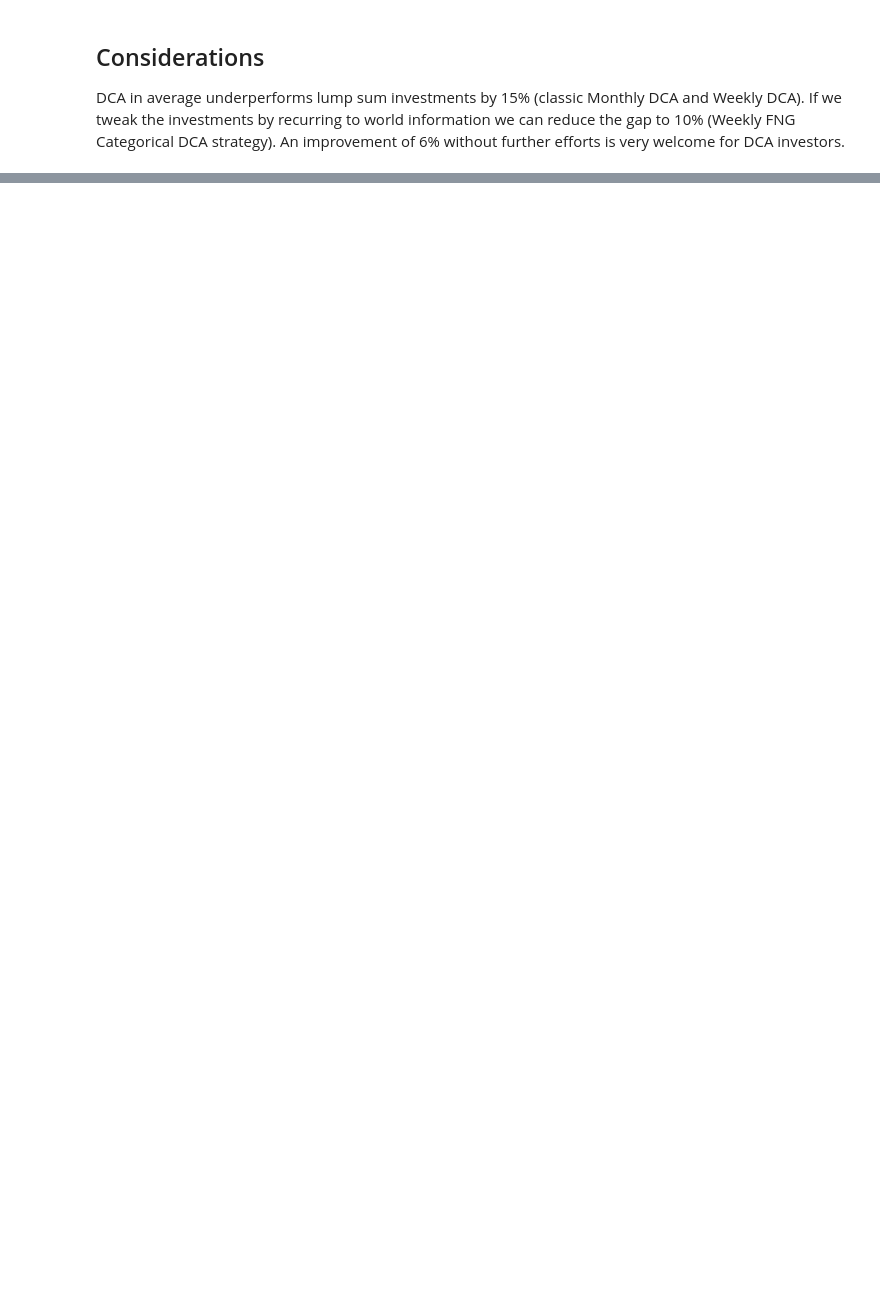
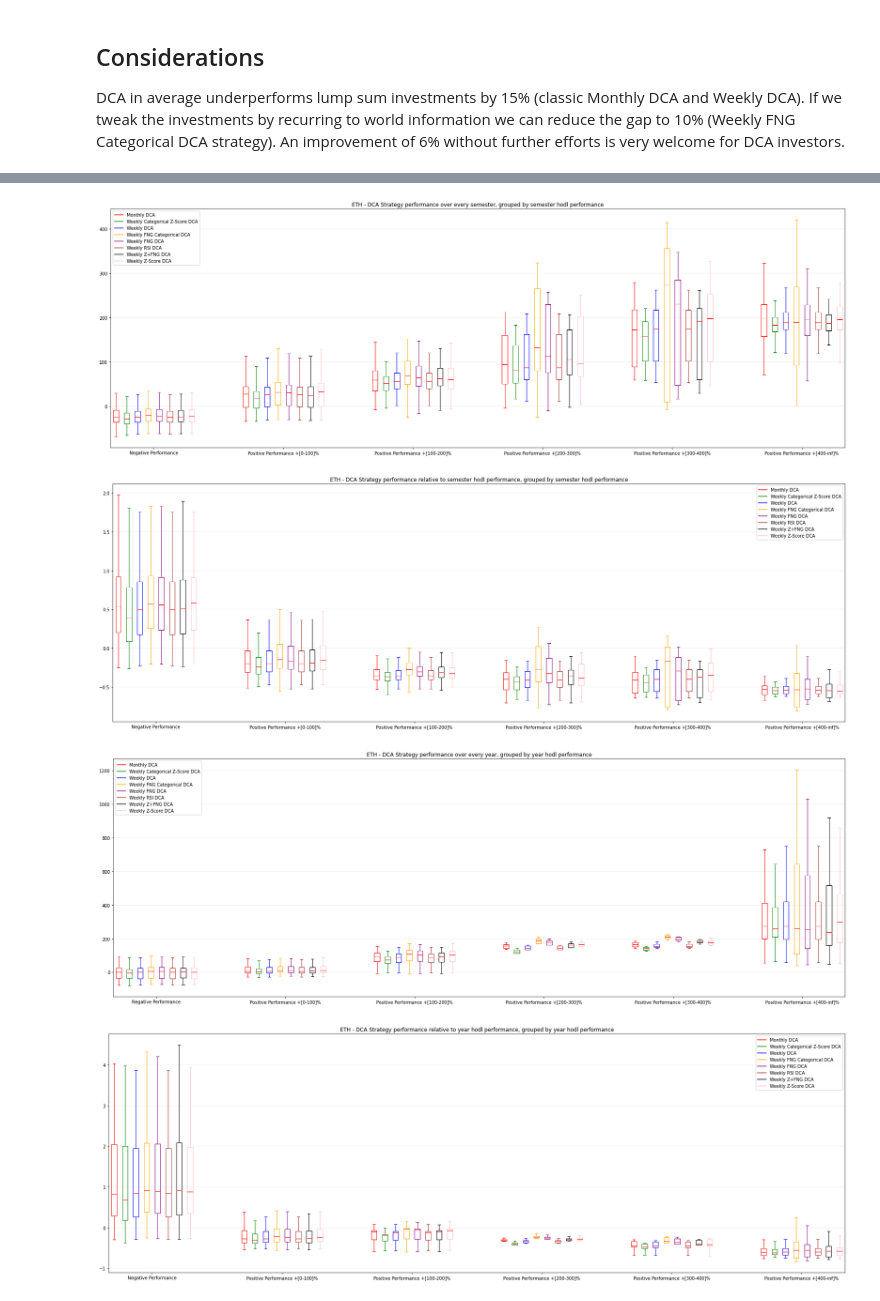
Before and after one commit to denisbrogg/dca-ideas, a Jupyter notebook: notebooks/improve-dca.ipynb, the cells around one changed output, grey strips where cells are left out. Saved outputs shown, nothing was run; the diff lists cells and outputs as text; code cells hidden in the pictures; blank space fills up the shorter version.

```diff
--- a/notebooks/improve-dca.ipynb
+++ b/notebooks/improve-dca.ipynb
@@ -290,0 +262,47 @@ DCA in average underperforms lump sum investments by 15% (classic Monthly DCA an
+# %%
+
+df_eth_usd = WeeklyFNGDCA(WEEKLY_INVESTMENT, "Tuesday").preprocess(df_eth_usd)
+df_eth_usd = WeeklyCategoricalFNGDCA(WEEKLY_INVESTMENT, "Tuesday").preprocess(df_eth_usd)
+df_eth_usd = WeeklyRollingZScoreDCA(WEEKLY_INVESTMENT, "Tuesday").preprocess(df_eth_usd)
+df_eth_usd = WeeklyCategoricalZScoreDCA(WEEKLY_INVESTMENT, "Tuesday").preprocess(df_eth_usd)
+df_eth_usd = WeeklyRSIDCA(WEEKLY_INVESTMENT, "Tuesday").preprocess(df_eth_usd)
+df_eth_usd = MonthlyDCA(WEEKLY_INVESTMENT*4, 15).preprocess(df_eth_usd)
+# %%
+
+semesters = window_backtest(df_eth_usd, 365 // 2)
+year = window_backtest(df_eth_usd, 365)
+two_years = window_backtest(df_eth_usd, 365 * 2)
+three_years = window_backtest(df_eth_usd, 365 * 3)
+# %%
+
+plot_window_backtest(semesters, title="ETH - DCA Strategy performance over every semester, grouped by semester hodl performance")
+plot_window_backtest(semesters, relative_performance=True, title="ETH - DCA Strategy performance relative to semester hodl performance, grouped by semester hodl performance")
+
+
+plot_window_backtest(year, title="ETH - DCA Strategy performance over every year, grouped by year hodl performance")
+plot_window_backtest(year, relative_performance=True, title="ETH - DCA Strategy performance relative to year hodl performance, grouped by year hodl performance")
+
+
+plot_window_backtest(two_years, title="ETH - DCA Strategy performance over every two years, grouped by two years hodl performance")
+plot_window_backtest(two_years, relative_performance=True, title="ETH - DCA Strategy performance relative to two years hodl performance, grouped by two years hodl performance")
+
+
+plot_window_backtest(three_years, title="ETH - DCA Strategy performance over every three years, grouped by three years hodl performance")
+plot_window_backtest(three_years, relative_performance=True, title="ETH - DCA Strategy performance relative to three years hodl performance, grouped by three years hodl performance")
+
+strategy_means = pd.concat([ semesters, year, two_years, three_years]).reset_index(drop=True)[["strategy", "relative_performance"]].groupby("strategy").mean()
+
+s_m_mean = strategy_means.relative_performance.mean()
+s_m_min = strategy_means.relative_performance.min()
+s_m_classic_dca = strategy_means[strategy_means.index=="Weekly DCA"]["relative_performance"].values[0]
+
+strategy_means = strategy_means.assign(difference_from_mean=strategy_means.relative_performance - s_m_mean)
+strategy_means = strategy_means.assign(difference_from_worst=strategy_means.relative_performance - s_m_min)
+strategy_means = strategy_means.assign(difference_from_classic_DCA=strategy_means.relative_performance - s_m_classic_dca)
+
+strategy_means.style.highlight_max(color = 'lightgreen', axis = 0)
+# %% [output]
+[figure, added]
+[figure, added]
+[figure, added]
+[figure, added]
```
Also changed, not shown: parts of 14 cells of this notebook, 17 other files.
